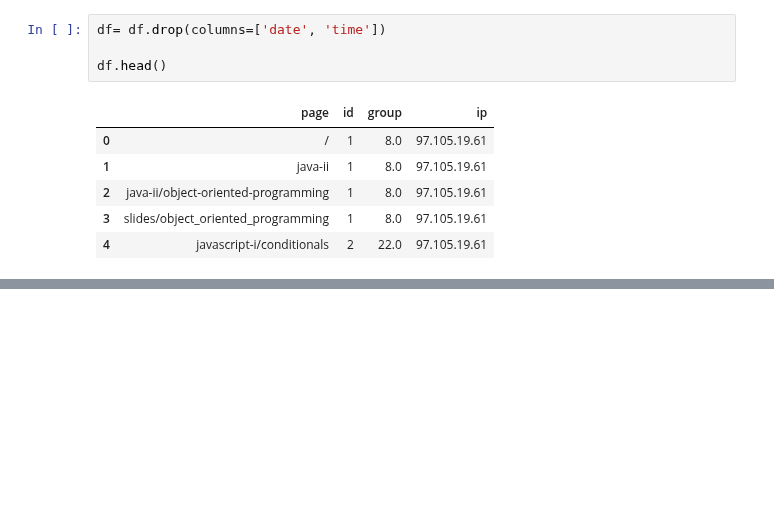
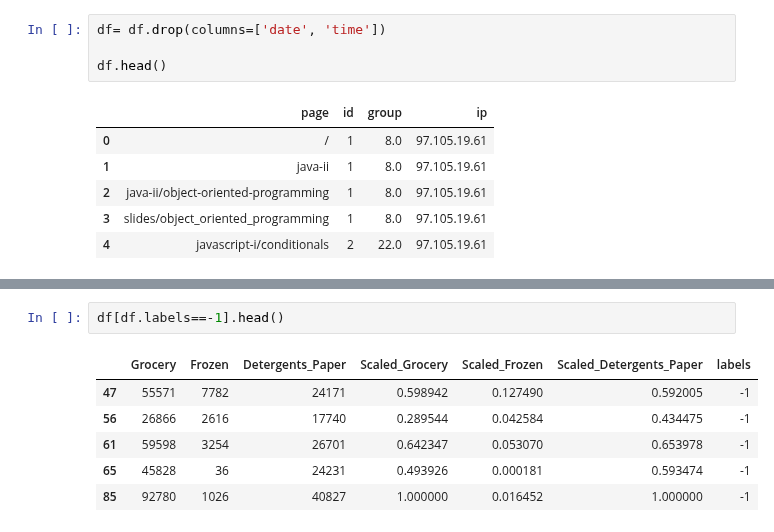
Before and after one commit to Mattsantos541/ds-methodologies-exercises, a Jupyter notebook: anomaly_detection/clustering_anomaly_detection.py or clustering_anomaly_detection.ipynb, the cells around one changed output, grey strips where cells are left out. Saved outputs shown, nothing was run; the diff lists cells and outputs as text; blank space fills up the shorter version.

```diff
--- a/anomaly_detection/clustering_anomaly_detection.py or clustering_anomaly_detection.ipynb
+++ b/anomaly_detection/clustering_anomaly_detection.py or clustering_anomaly_detection.ipynb
@@ -88,0 +187,9 @@ ValueError: could not convert string to float: '/'
+# %%
+df[df.labels==-1].head()
+# %% [output]
+|  | Grocery | Frozen | Detergents_Paper | Scaled_Grocery | Scaled_Frozen | Scaled_Detergents_Paper | labels |
+| 47 | 55571 | 7782 | 24171 | 0.598942 | 0.127490 | 0.592005 | -1 |
+| 56 | 26866 | 2616 | 17740 | 0.289544 | 0.042584 | 0.434475 | -1 |
+| 61 | 59598 | 3254 | 26701 | 0.642347 | 0.053070 | 0.653978 | -1 |
+| 65 | 45828 | 36 | 24231 | 0.493926 | 0.000181 | 0.593474 | -1 |
+| 85 | 92780 | 1026 | 40827 | 1.000000 | 0.016452 | 1.000000 | -1 |
```
Also changed, not shown: parts of 20 cells of this notebook, 3 other files.
